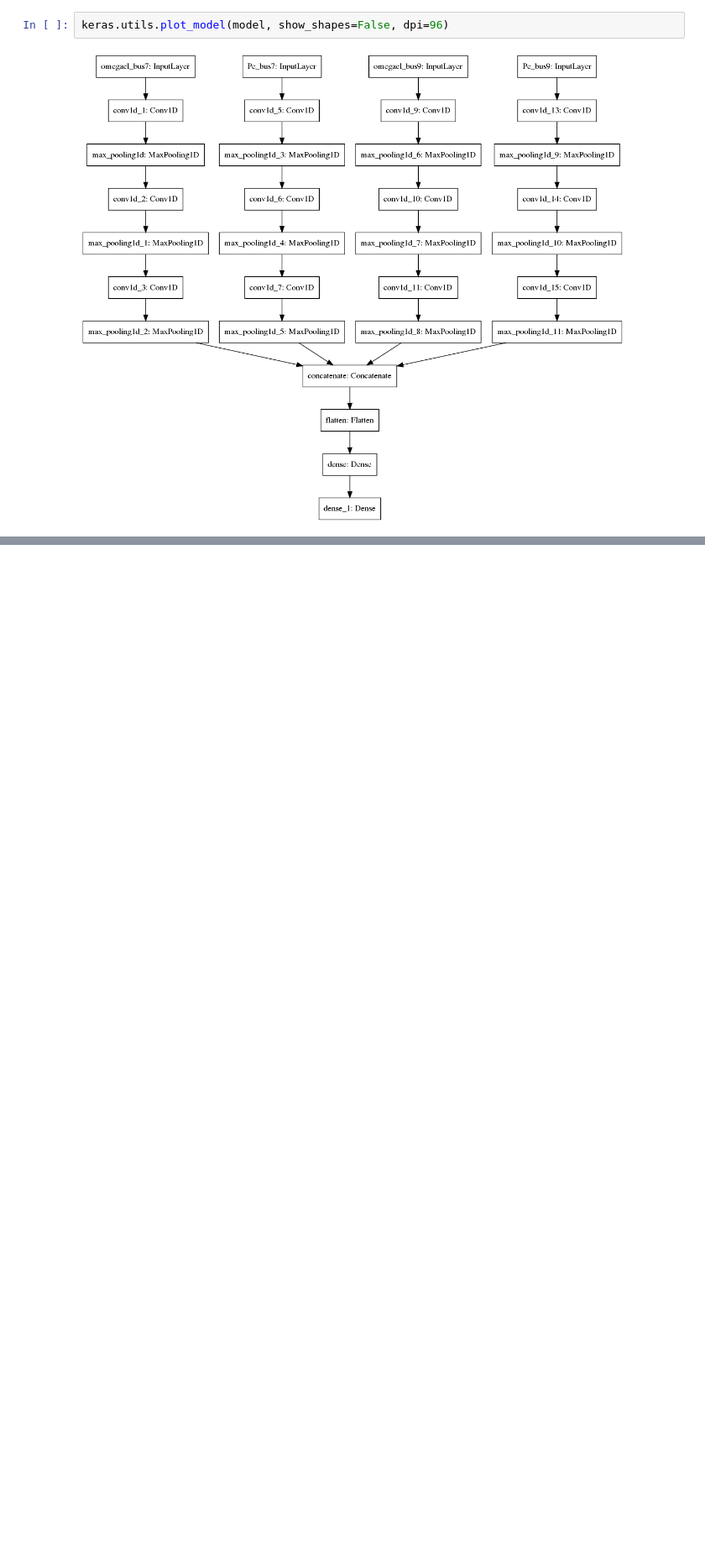
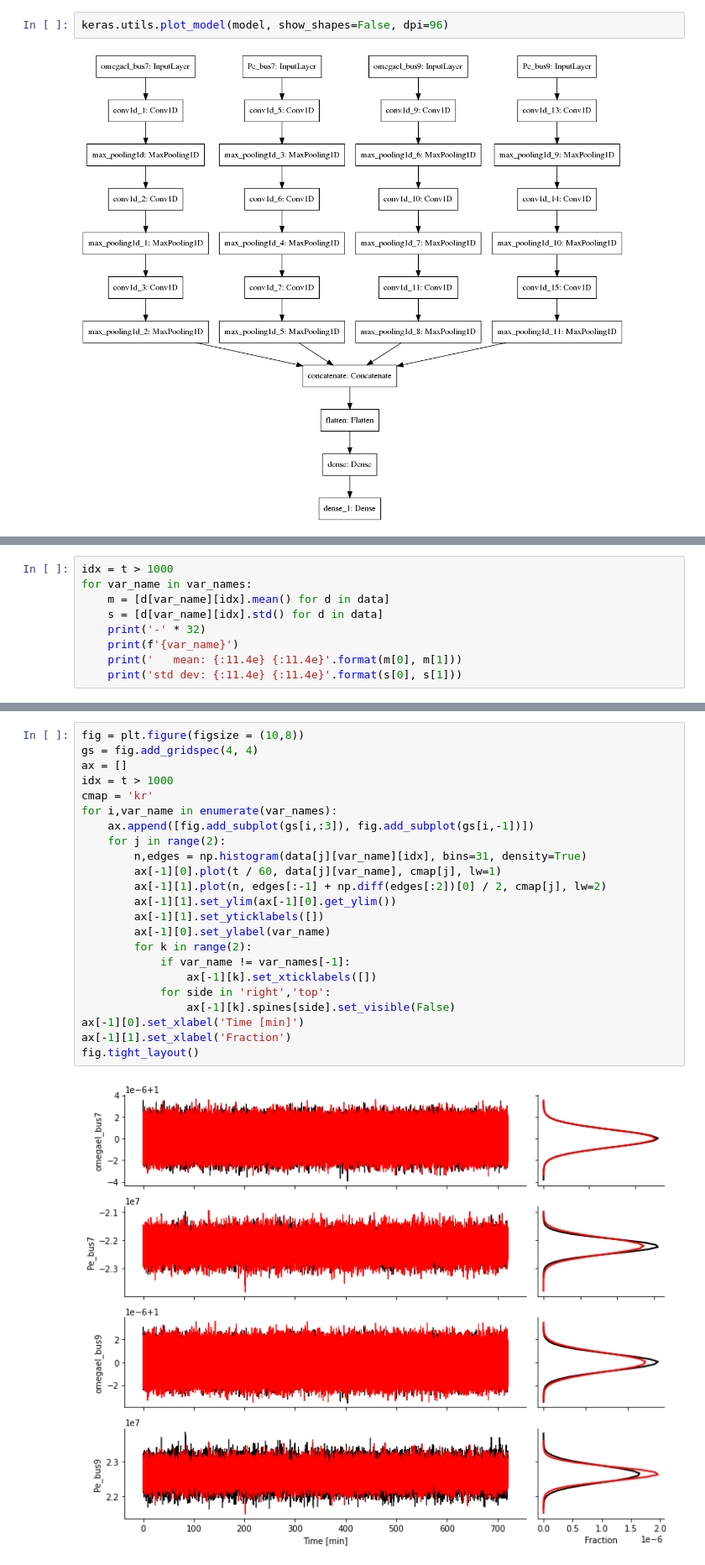
Before and after one commit to danielelinaro/inertia, a Jupyter notebook: notebooks/Inertia_estimation_two-area_multi_area.ipynb, the cells around one changed output, grey strips where cells are left out. Shown at 84% size. Drawn from its saved outputs; the diff is of its cells as text; blank space fills up the shorter version.

```diff
--- a/notebooks/Inertia_estimation_two-area_multi_area.ipynb
+++ b/notebooks/Inertia_estimation_two-area_multi_area.ipynb
@@ -125,0 +198,9 @@ keras.utils.plot_model(model, show_shapes=False, dpi=96)
+# %%
+idx = t > 1000
+for var_name in var_names:
+    m = [d[var_name][idx].mean() for d in data]
+    s = [d[var_name][idx].std() for d in data]
+    print('-' * 32)
+    print(f'{var_name}')
+    print('   mean: {:11.4e} {:11.4e}'.format(m[0], m[1]))
+    print('std dev: {:11.4e} {:11.4e}'.format(s[0], s[1]))
@@ -125,0 +224,25 @@ keras.utils.plot_model(model, show_shapes=False, dpi=96)
+# %%
+fig = plt.figure(figsize = (10,8))
+gs = fig.add_gridspec(4, 4)
+ax = []
+idx = t > 1000
+cmap = 'kr'
+for i,var_name in enumerate(var_names):
+    ax.append([fig.add_subplot(gs[i,:3]), fig.add_subplot(gs[i,-1])])
+    for j in range(2):
+        n,edges = np.histogram(data[j][var_name][idx], bins=31, density=True)
+        ax[-1][0].plot(t / 60, data[j][var_name], cmap[j], lw=1)
+        ax[-1][1].plot(n, edges[:-1] + np.diff(edges[:2])[0] / 2, cmap[j], lw=2)
+        ax[-1][1].set_ylim(ax[-1][0].get_ylim())
+        ax[-1][1].set_yticklabels([])
+        ax[-1][0].set_ylabel(var_name)
+        for k in range(2):
+            if var_name != var_names[-1]:
+                ax[-1][k].set_xticklabels([])
+            for side in 'right','top':
+                ax[-1][k].spines[side].set_visible(False)
+ax[-1][0].set_xlabel('Time [min]')
+ax[-1][1].set_xlabel('Fraction')
+fig.tight_layout()
+# %% [output]
+[figure, added]
```
Also changed, not shown: parts of 35 cells of this notebook, 10 other files.
